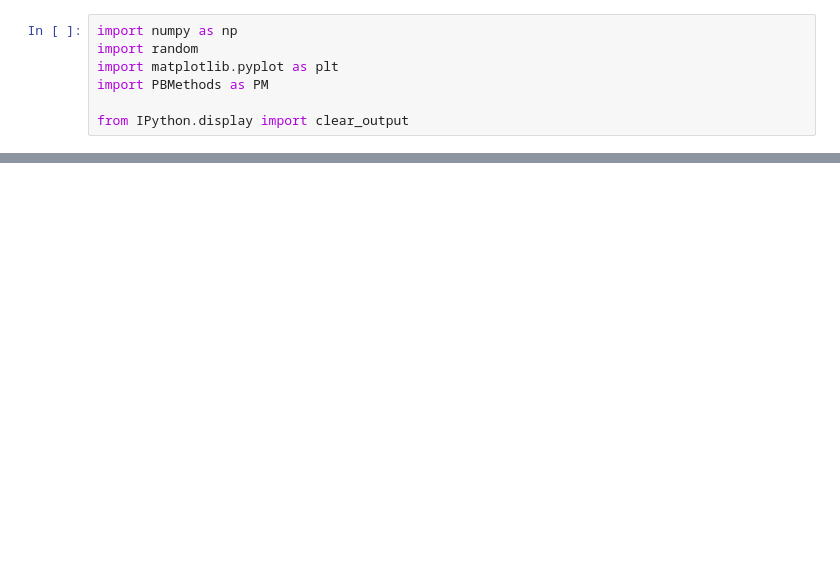
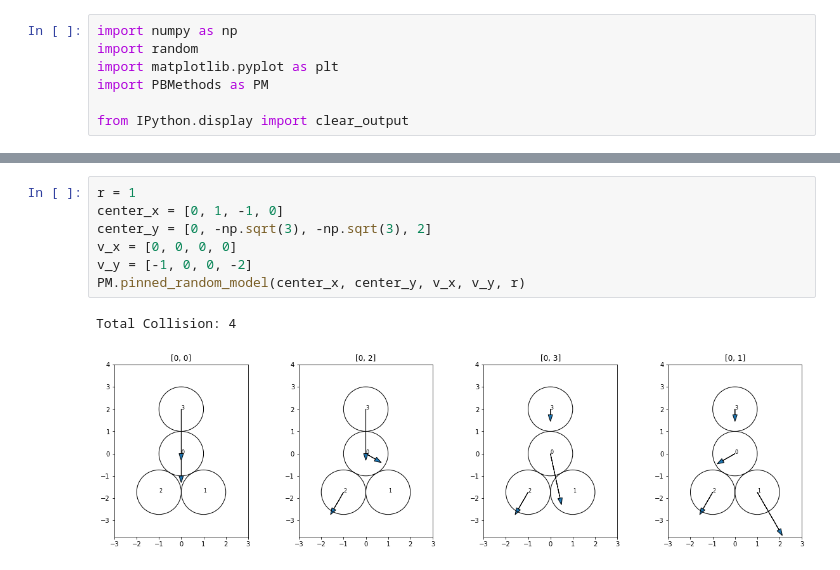
Before and after one commit to PeterXQC/billiardBalls, a Jupyter notebook: Pinned_Ball_Model.ipynb, the cells around one changed output, grey strips where cells are left out. Saved outputs shown, nothing was run; the diff lists cells and outputs as text; blank space fills up the shorter version.

Commit message:
complete moving ball model

```diff
--- a/Pinned_Ball_Model.ipynb
+++ b/Pinned_Ball_Model.ipynb
@@ -19,3 +19,13 @@ Total Collision: 10
+# %%
+r = 1
+center_x = [0, 1, -1, 0]
+center_y = [0, -np.sqrt(3), -np.sqrt(3), 2]
+v_x = [0, 0, 0, 0]
+v_y = [-1, 0, 0, -2]
+PM.pinned_random_model(center_x, center_y, v_x, v_y, r)
+# %% [output]
+Total Collision: 4
+[figure, added]
 # %%
 # setup_edgs with overlapping allowed.
 def rough_edges(center_x, center_y):
```
Also changed, not shown: parts of 12 cells of this notebook, 1 other file.
